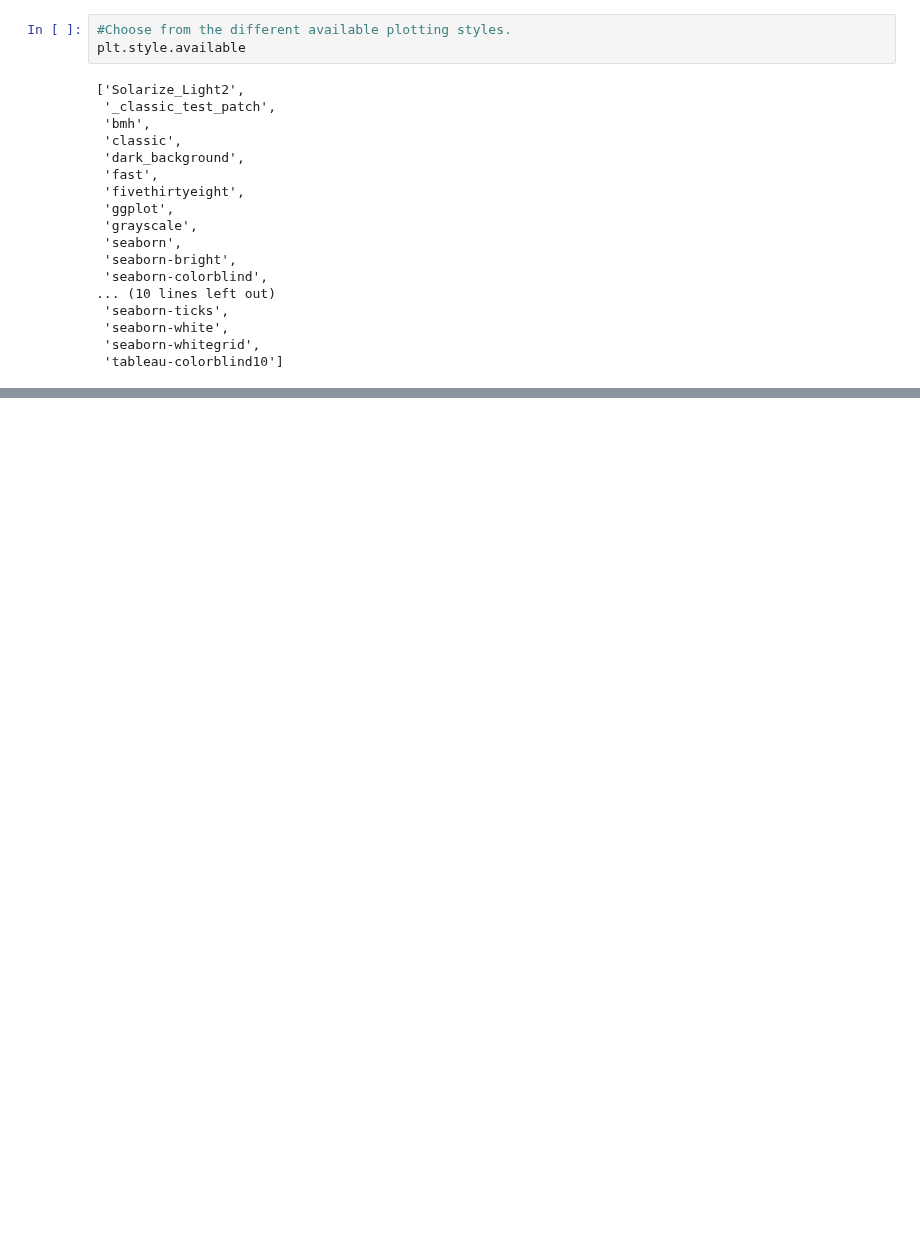
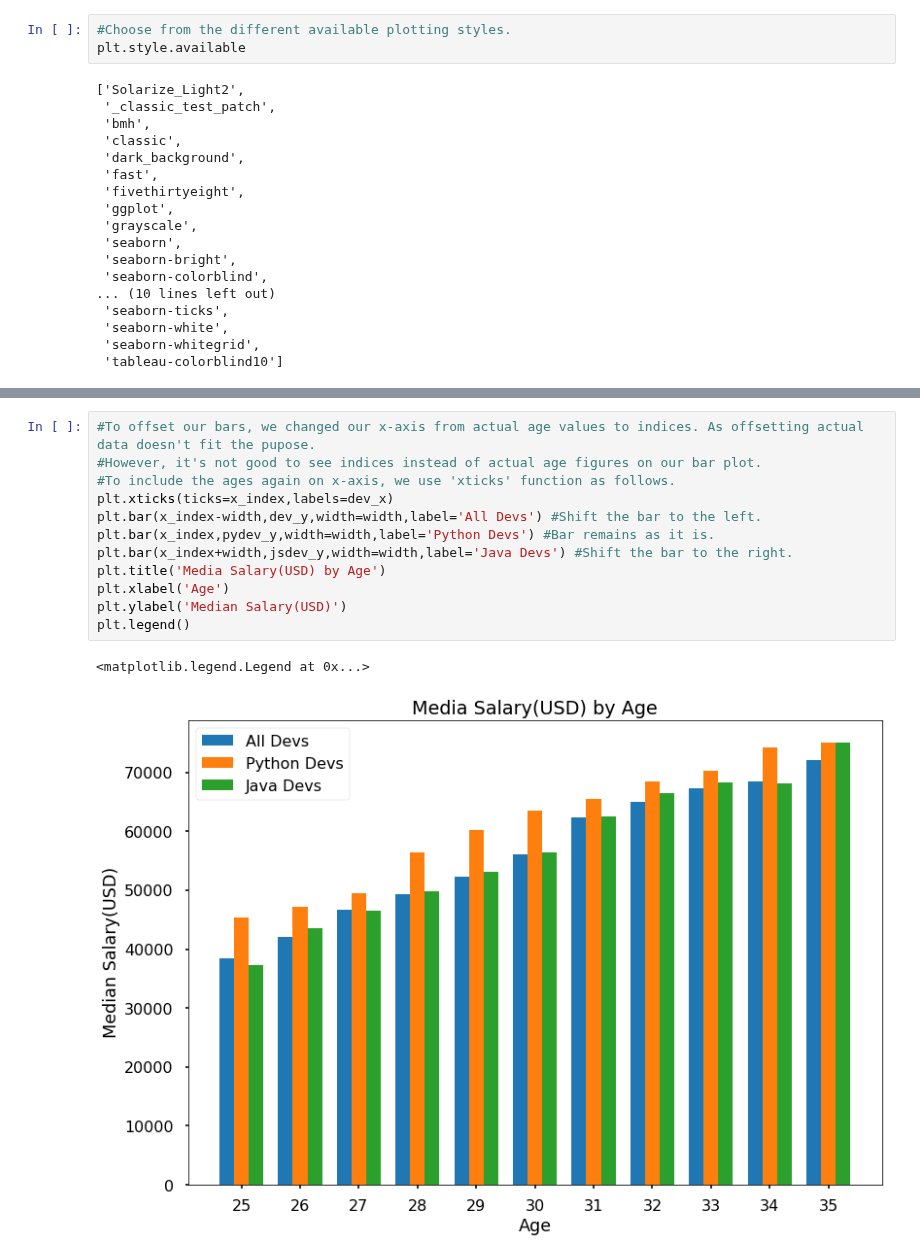
Before and after one commit to Raghav087/Python, a Jupyter notebook: Matplotlib.ipynb, the cells around one changed output, grey strips where cells are left out. Cells and saved outputs as stored; diff of their text form; blank space fills up the shorter version.

```diff
--- a/Matplotlib.ipynb
+++ b/Matplotlib.ipynb
@@ -69,0 +97,15 @@ plt.grid(True)
+# %%
+#To offset our bars, we changed our x-axis from actual age values to indices. As offsetting actual data doesn't fit the pupose.
+#However, it's not good to see indices instead of actual age figures on our bar plot.
+#To include the ages again on x-axis, we use 'xticks' function as follows.
+plt.xticks(ticks=x_index,labels=dev_x)
+plt.bar(x_index-width,dev_y,width=width,label='All Devs') #Shift the bar to the left.
+plt.bar(x_index,pydev_y,width=width,label='Python Devs') #Bar remains as it is.
+plt.bar(x_index+width,jsdev_y,width=width,label='Java Devs') #Shift the bar to the right.
+plt.title('Media Salary(USD) by Age')
+plt.xlabel('Age')
+plt.ylabel('Median Salary(USD)')
+plt.legend()
+# %% [output]
+<matplotlib.legend.Legend at 0x...>
+[figure, added]
```
Also changed, not shown: parts of 9 cells of this notebook, 2 other files.
